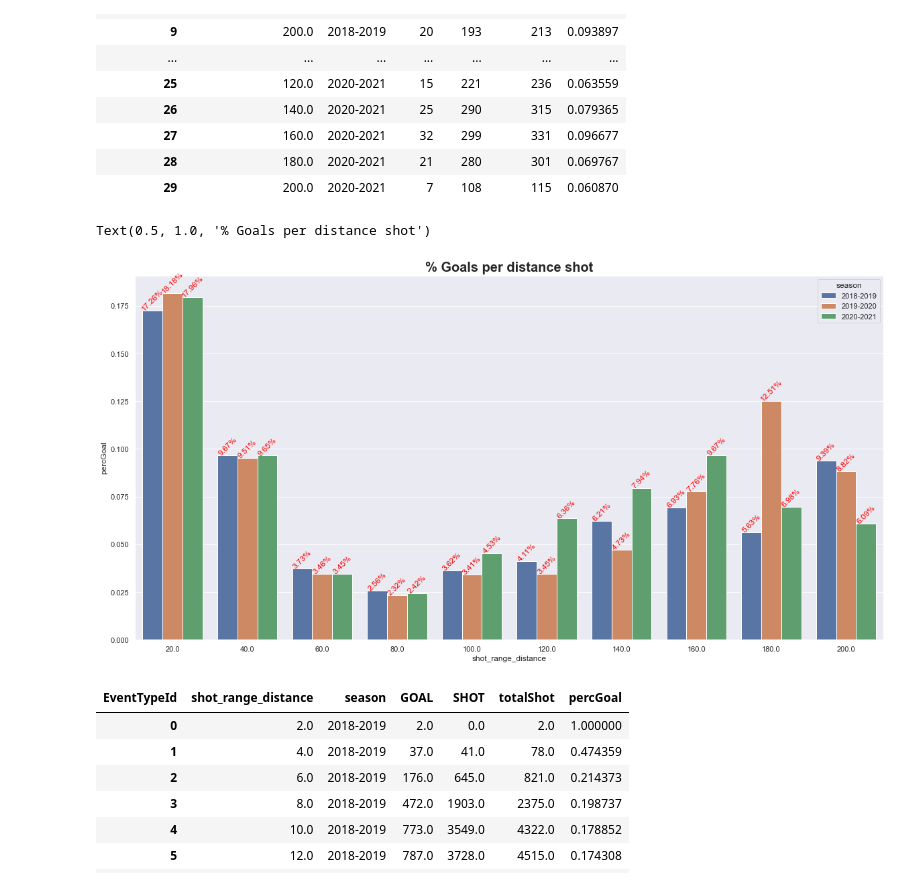
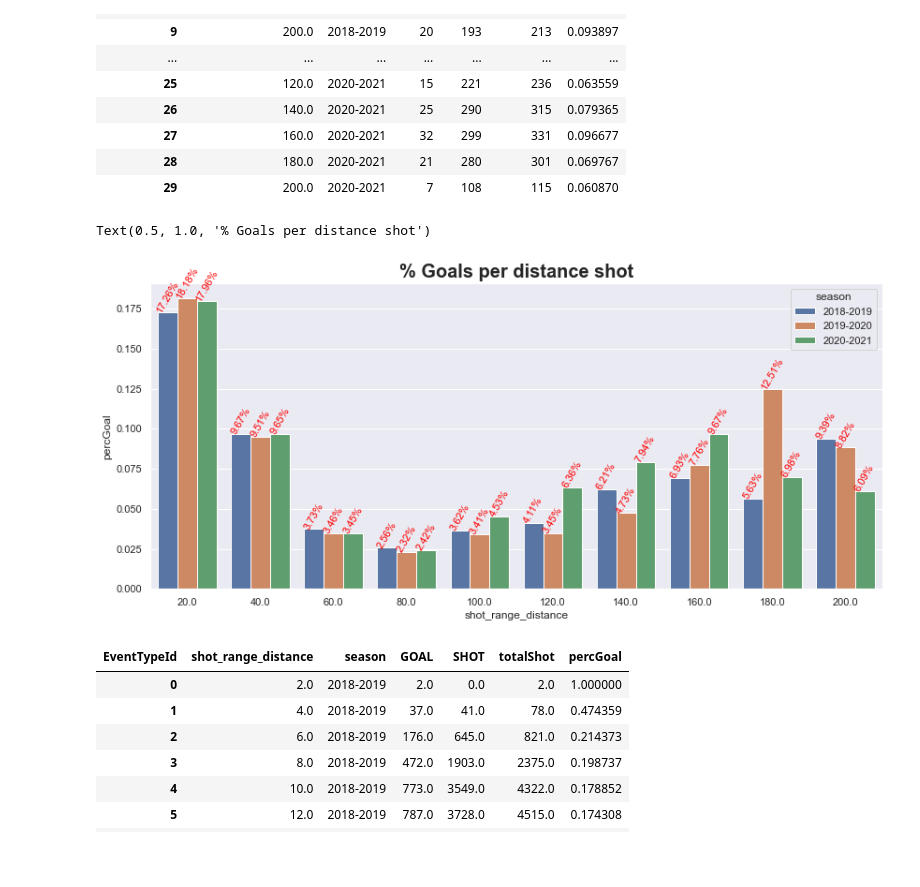
Before and after one commit to ArchambaultP/NHL-Notebooks, a Jupyter notebook: notebooks/simple_visualizations.ipynb, the cells around one changed output. Drawn from its saved outputs; the diff is of its cells as text; code cells hidden in the pictures; blank space fills up the shorter version.

```diff
--- a/notebooks/simple_visualizations.ipynb
+++ b/notebooks/simple_visualizations.ipynb
@@ -44,19 +44,3 @@ df1_2016.head()
 | 2 | SHOT | Wrist Shot |
 | 3 | SHOT | Slap Shot |
 | 4 | SHOT | Wrist Shot |
-# %%
-sns.set(rc={'figure.figsize':(13,8)})
-
-hue_order = ['SHOT', 'GOAL']
-ax = sns.histplot(data=df1_2016, y="ShotType", hue="EventTypeId", hue_order=hue_order, multiple="dodge")
-
-for p in ax.patches:
-    ax.text(p.get_width(),
-            p.get_y() + p.get_height()/2.,
-            p.get_width(),
-            fontsize=14,
-            color='red',
-            ha='left',
-            va='center')
-
-ax.set_title("% Goals per shot type 2016-2017", fontdict= { 'fontsize': 20, 'fontweight':'bold'})
@@ -65,0 +47,6 @@ Text(0.5, 1.0, '% Goals per shot type 2016-2017')
+# %%
+df1_2016_p = df1_2016.groupby(['ShotType', 'EventTypeId'])[['ShotType', 'EventTypeId']].size().unstack().fillna(0)
+df1_2016_p['totalShot']=df1_2016_p['SHOT']+df1_2016_p['GOAL']
+df1_2016_p['percGoal']=(df1_2016_p['GOAL']/df1_2016_p['totalShot']*100).round(2)
+df1_2016_p = df1_2016_p.sort_values('percGoal', ascending=False)
+df1_2016_p
@@ -107,20 +152,20 @@ df2
 | 28 | 180.0 | 2020-2021 | 21 | 280 | 301 | 0.069767 |
 | 29 | 200.0 | 2020-2021 | 7 | 108 | 115 | 0.060870 |
 # %%
-sns.set(rc={'figure.figsize':(20,10)})
+sns.set(rc={'figure.figsize':(14,6)})
 
 p1 = sns.barplot(x="shot_range_distance", y='percGoal', hue="season", data=df2)
 
 for p in p1.patches:
         _x = p.get_x() + p.get_width() / 2
         _y = p.get_y() + p.get_height()
         value = '{:.2f}%'.format(p.get_height()*100)
-        p1.text(_x, _y, value, ha="center", fontsize = 12, color="red", rotation=45)
+        p1.text(_x, _y, value, ha="center", fontsize = 11, color="red", rotation=60)
 
 p1.set_title("% Goals per distance shot", fontdict= { 'fontsize': 20, 'fontweight':'bold'})
 # %% [output]
 Text(0.5, 1.0, '% Goals per distance shot')
-[figure, old version]
+[figure, new version]
 # %%
 df2_2018 = goal_shot_distance(df_2018, "2018-2019", 2,20)
 df2_2019 = goal_shot_distance(df_2019, "2019-2020", 2,20)
```
Also changed, not shown: parts of 6 cells of this notebook.
